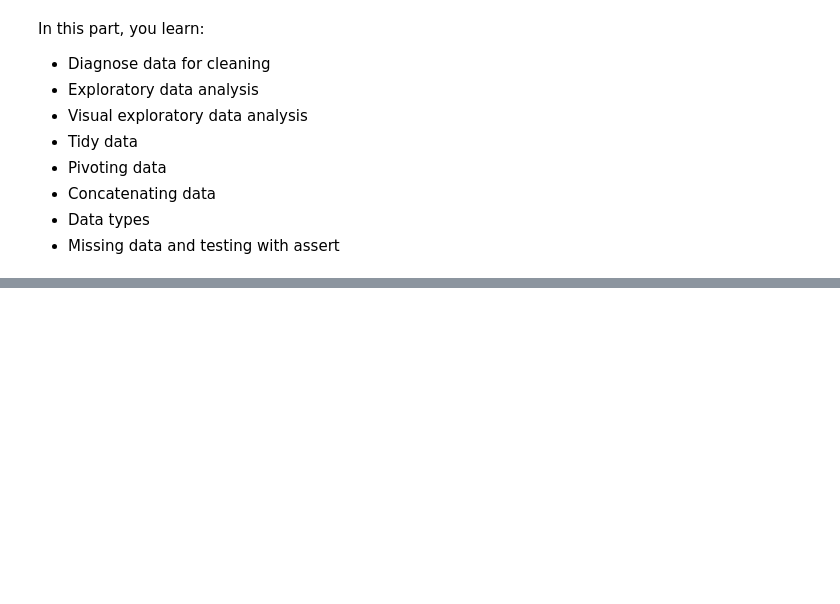
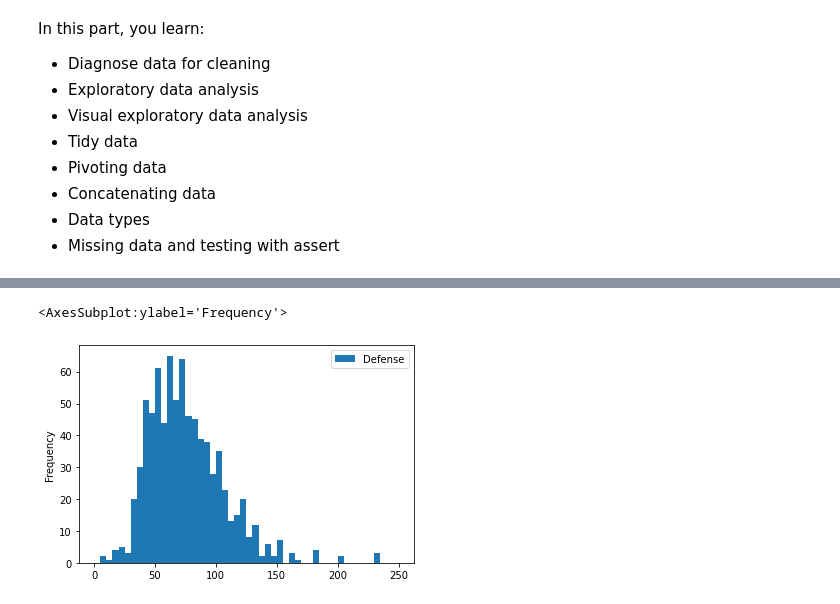
Before and after one commit to halimocakli/IntroductionToMachineLearning, a Jupyter notebook: Data Science Tutorial/DataScienceTutorial.ipynb, the cells around one changed output, grey strips where cells are left out. Saved outputs shown, nothing was run; the diff lists cells and outputs as text; code cells hidden in the pictures; blank space fills up the shorter version.

```diff
--- a/Data Science Tutorial/DataScienceTutorial.ipynb
+++ b/Data Science Tutorial/DataScienceTutorial.ipynb
@@ -1295,0 +1410,6 @@ In this part, you learn:
+# %%
+# hist plot
+data1.plot(kind = "hist",y = "Defense",bins = 50, range= (0,250))
+# %% [output]
+<AxesSubplot:ylabel='Frequency'>
+[figure, added]
```
Also changed, not shown: parts of 33 cells of this notebook.
